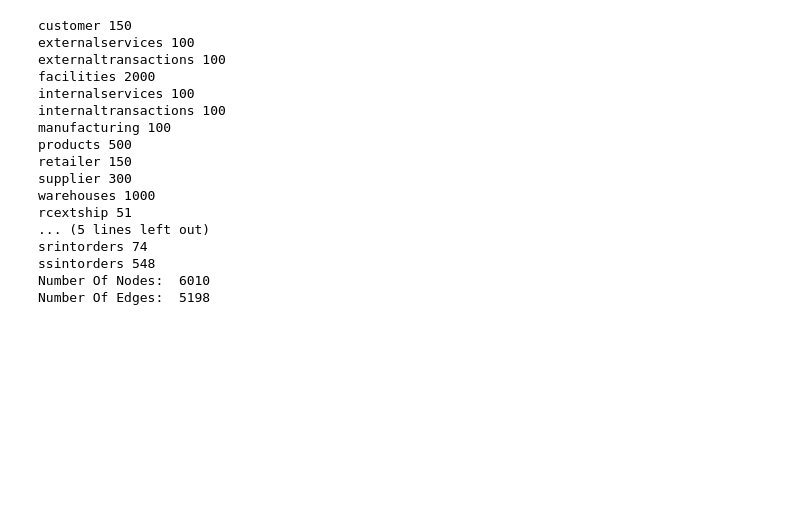
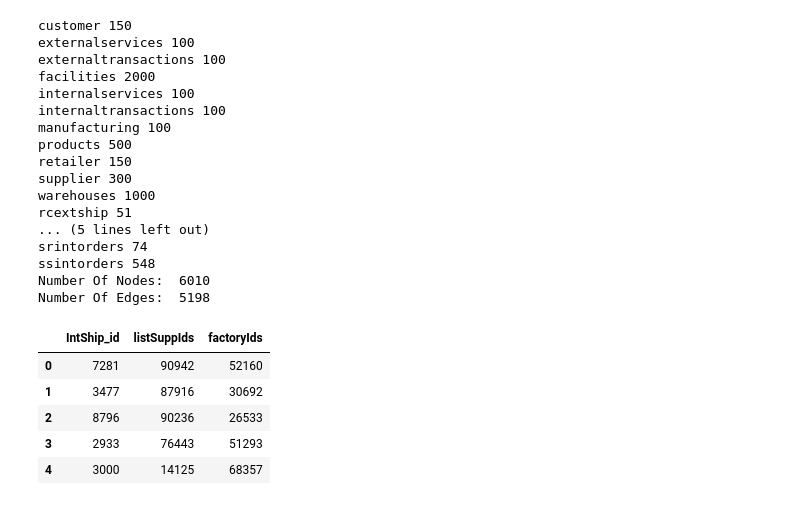
Before and after one commit to omargalal20/Supply-Chain-Data-Analysis, a Jupyter notebook: Copy_of_Data_Transformation.ipynb, the cells around one changed output. Saved outputs shown, nothing was run; the diff lists cells and outputs as text; code cells hidden in the pictures; blank space fills up the shorter version.

```diff
--- a/Copy_of_Data_Transformation.ipynb
+++ b/Copy_of_Data_Transformation.ipynb
@@ -808,3 +808,12 @@ srintorders 74
 ssintorders 548
 Number Of Nodes:  6010
 Number Of Edges:  5198
+# %%
+All_dfs['ssintship'].head()
+# %% [output]
+|  | IntShip_id | listSuppIds | factoryIds |
+| 0 | 7281 | 90942 | 52160 |
+| 1 | 3477 | 87916 | 30692 |
+| 2 | 8796 | 90236 | 26533 |
+| 3 | 2933 | 76443 | 51293 |
+| 4 | 3000 | 14125 | 68357 |
```
Also changed, not shown: parts of 7 cells of this notebook, 1 other file.
